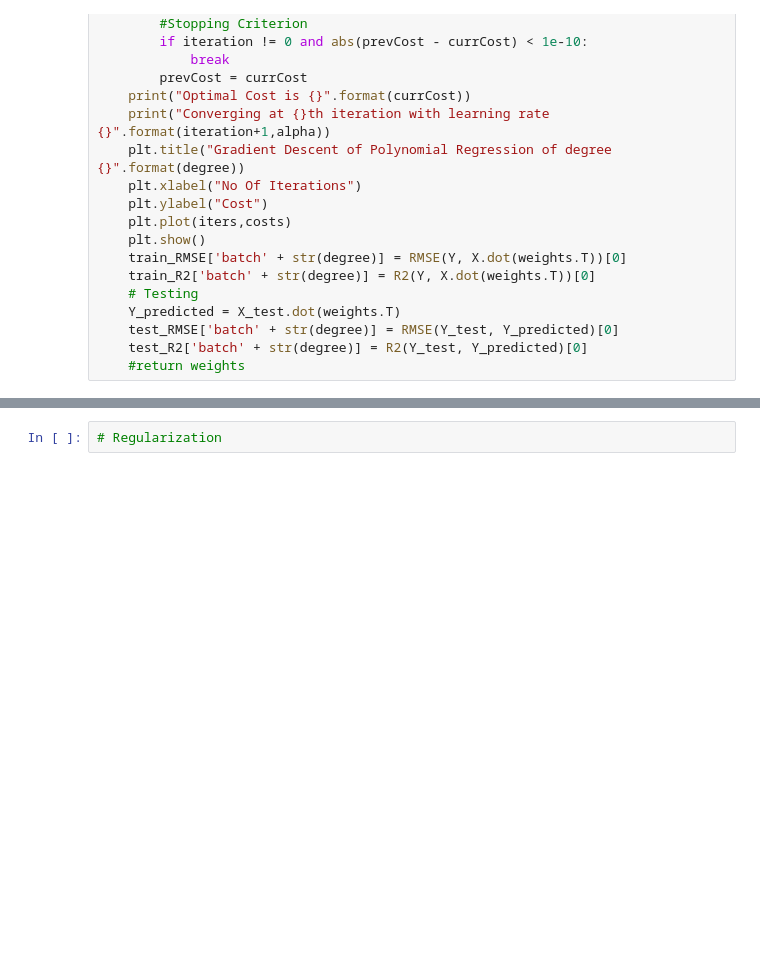
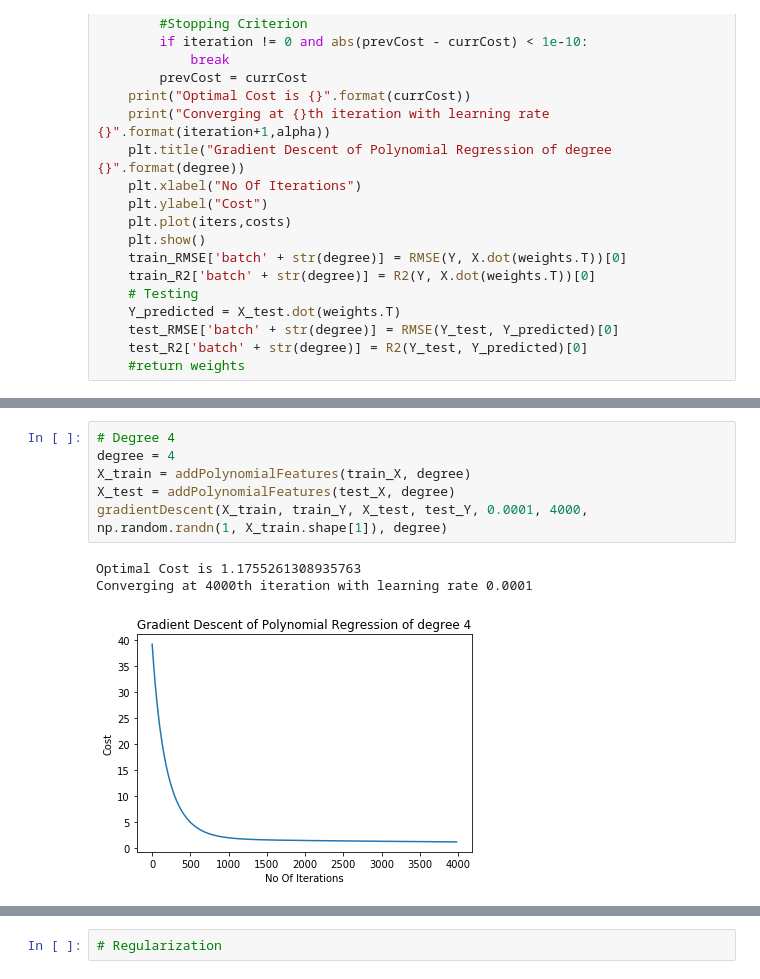
Before and after one commit to CSALS/Foundations-Of-Data-Science, a Jupyter notebook: Polynomial Regression/Polynomial_Regression.ipynb, the cells around one changed output, grey strips where cells are left out. Saved outputs shown, nothing was run; the diff lists cells and outputs as text; blank space fills up the shorter version.

```diff
--- a/Polynomial Regression/Polynomial_Regression.ipynb
+++ b/Polynomial Regression/Polynomial_Regression.ipynb
@@ -105,0 +128,10 @@ Converging at 1161th iteration with learning rate 0.05
+# %%
+# Degree 4
+degree = 4
+X_train = addPolynomialFeatures(train_X, degree)
+X_test = addPolynomialFeatures(test_X, degree)
+gradientDescent(X_train, train_Y, X_test, test_Y, 0.0001, 4000, np.random.randn(1, X_train.shape[1]), degree)
+# %% [output]
+Optimal Cost is 1.1755261308935763
+Converging at 4000th iteration with learning rate 0.0001
+[figure, added]
```
Also changed, not shown: parts of 19 cells of this notebook, 2 other files.
